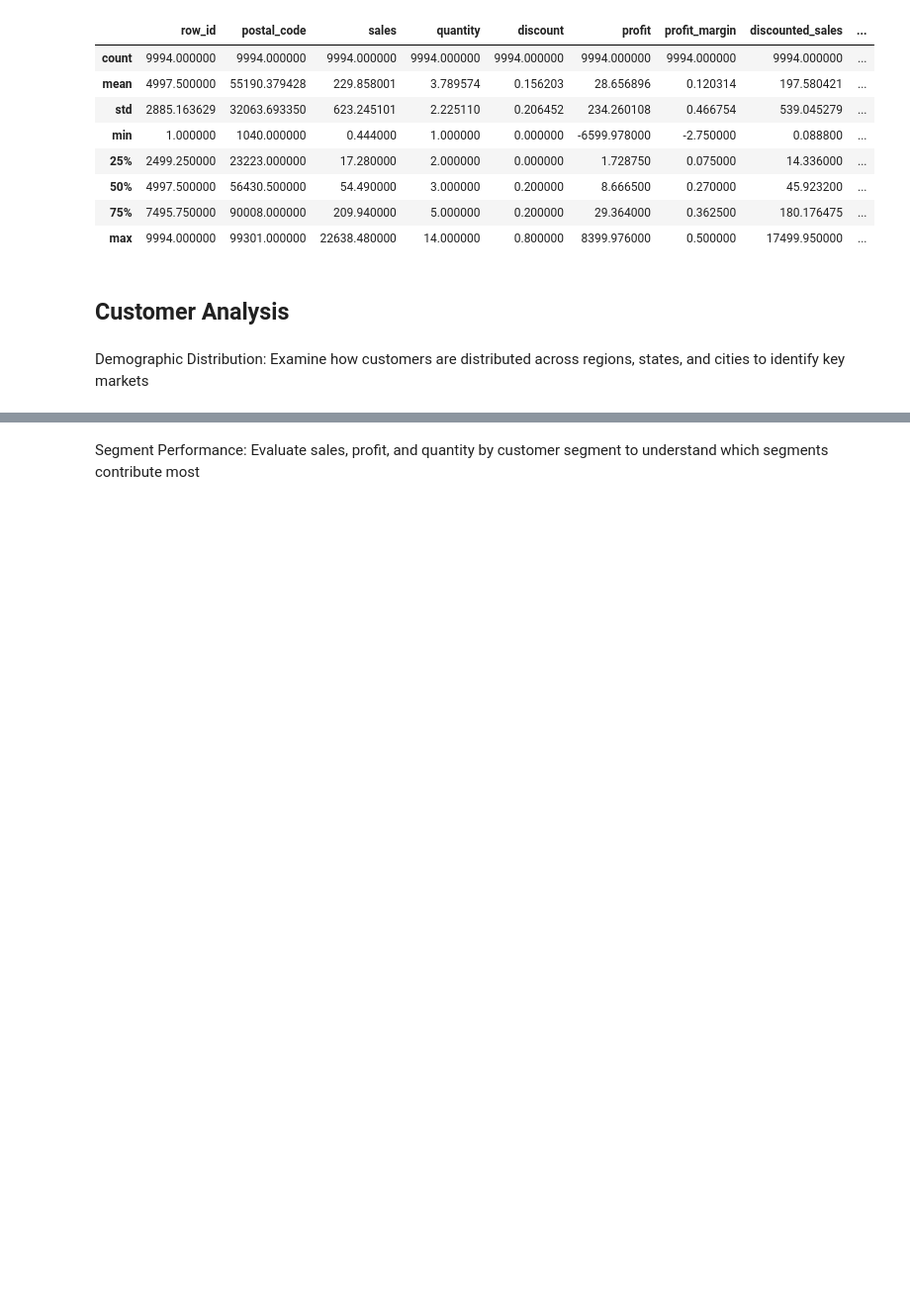
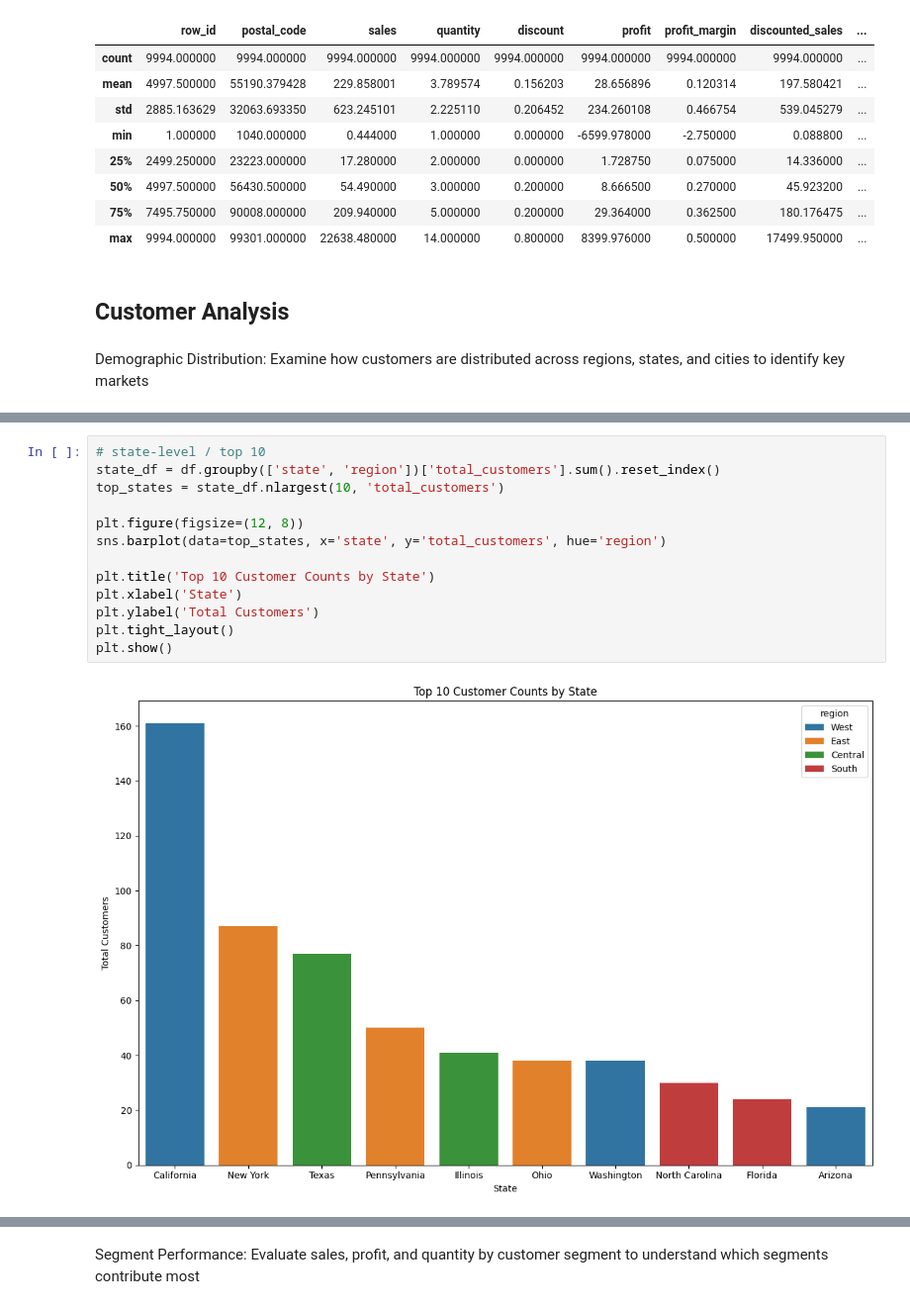
Before and after one commit to markcelemen/sales-performance-dashboard, a Jupyter notebook: eda.ipynb, the cells around one changed output, grey strips where cells are left out. Shown: that part at 99% size. Drawn from its saved outputs; the diff is of its cells as text; blank space fills up the shorter version.

```diff
--- a/eda.ipynb
+++ b/eda.ipynb
@@ -68,0 +102,15 @@ Demographic Distribution: Examine how customers are distributed across regions,
+# %%
+# state-level / top 10
+state_df = df.groupby(['state', 'region'])['total_customers'].sum().reset_index()
+top_states = state_df.nlargest(10, 'total_customers')
+
+plt.figure(figsize=(12, 8))
+sns.barplot(data=top_states, x='state', y='total_customers', hue='region')
+
+plt.title('Top 10 Customer Counts by State')
+plt.xlabel('State')
+plt.ylabel('Total Customers')
+plt.tight_layout()
+plt.show()
+# %% [output]
+[figure, added]
```
Also changed, not shown: parts of 16 cells of this notebook.
